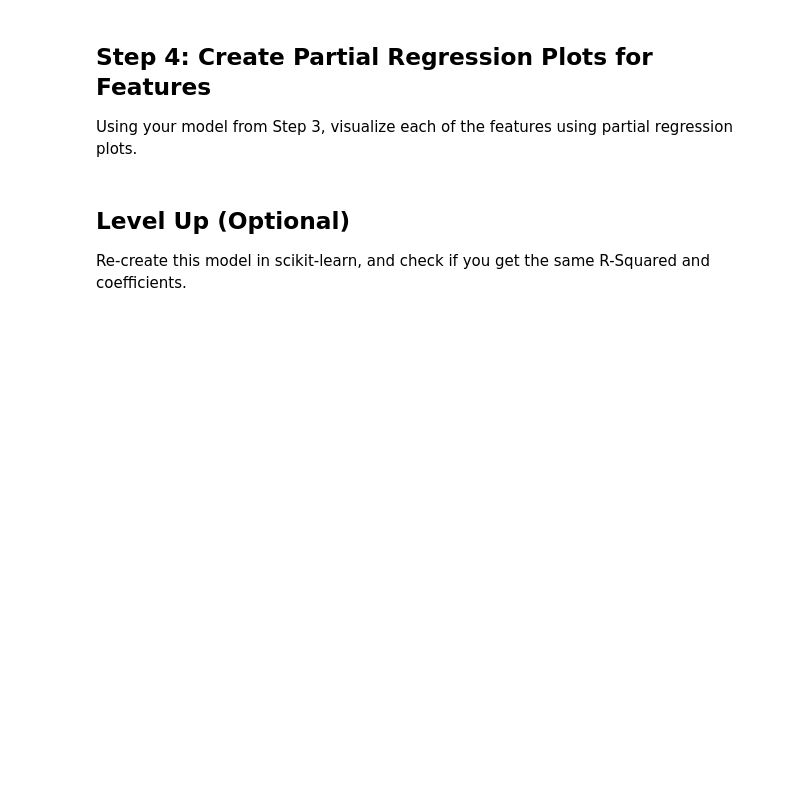
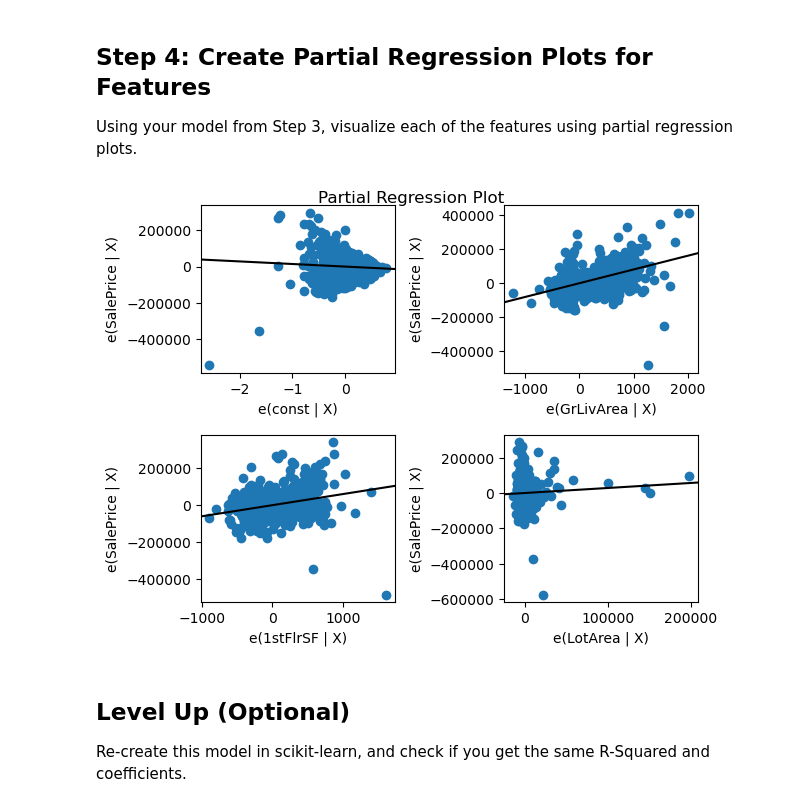
Before and after one commit to geoffreykemboi/Medical-Cost-Analysis-Using-Hypothesis-Testing-and-Regression, a Jupyter notebook: OneDrive/Documentos/Phase 3 - Machine Learning/dsc-multiple-linear-regression-statsmodels-lab-v2-5/index.ipynb, the cells around one changed output. Drawn from its saved outputs; the diff is of its cells as text; code cells hidden in the pictures; blank space fills up the shorter version.

```diff
--- a/OneDrive/Documentos/Phase 3 - Machine Learning/dsc-multiple-linear-regression-statsmodels-lab-v2-5/index.ipynb
+++ b/OneDrive/Documentos/Phase 3 - Machine Learning/dsc-multiple-linear-regression-statsmodels-lab-v2-5/index.ipynb
@@ -94,2 +112,12 @@ Build a linear regression using StatsModels, describe the overall model performa
+# %%
+# Your code here - define y and baseline X
+import statsmodels.api as sm
+
+# Dependent variable
+y = ames_subset['SalePrice']
+
+# Baseline independent variable
+X = ames_subset[['GrLivArea']]
+X = sm.add_constant(X) # adding a constant for the intercept
 # %%
 # Your code here - import StatsModels, fit baseline model, display results
@@ -101,5 +152,9 @@ Build a linear regression using StatsModels, describe the overall model performa
 For this model, use **all of** the features in `ames_subset`.
 # %%
 # Your code here - define X
+X_multi =ames_subset[['GrLivArea', '1stFlrSF', 'LotArea']]
+X_multi = sm.add_constant(X_multi)
 # %%
 # Your code here - fit model and display results
+model_multi = sm.OLS(y, X_multi).fit()
+print(model_multi.summary())
@@ -111,6 +188,12 @@ For this model, use **all of** the features in `ames_subset`.
 Using your model from Step 3, visualize each of the features using partial regression plots.
 # %%
 # Your code here - create partial regression plots for each predictor
+from statsmodels.graphics.regressionplots import plot_partregress_grid
+
+fig = plot_partregress_grid(model_multi)
+plt.show()
+# %% [output]
+[figure, added]
 # %%
 # Your written answer here - explain what you see, and how this relates
 # to what you saw in Step 1. What do you notice?
```
Also changed, not shown: parts of 16 cells of this notebook, 7 other files.
